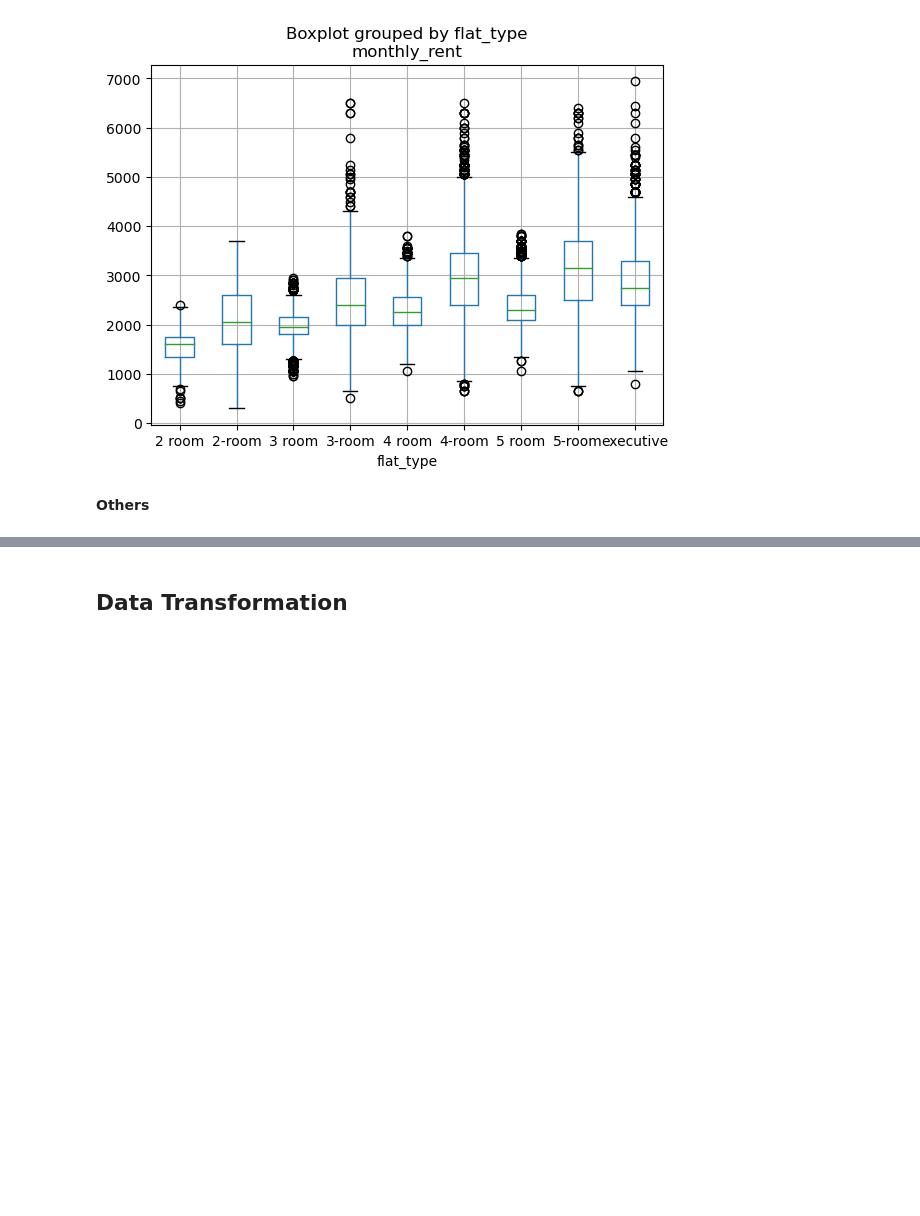
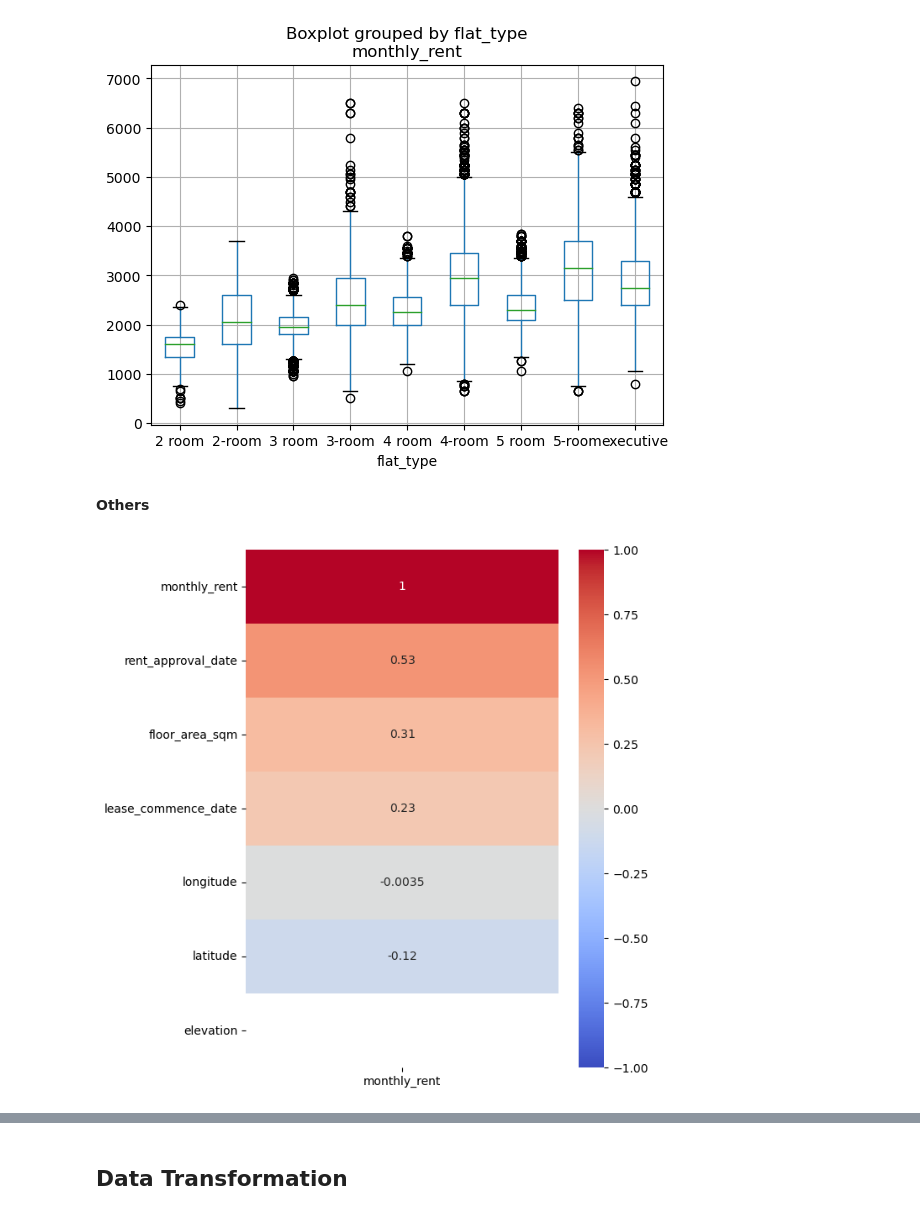
Before and after one commit to SpaceshipIsWorking/CS5228_team32, a Jupyter notebook: EDA, Linear Regressor and KNN Regressor.ipynb, the cells around one changed output, grey strips where cells are left out. Saved outputs shown, nothing was run; the diff lists cells and outputs as text; code cells hidden in the pictures; blank space fills up the shorter version.

Commit message:
Updated two notebooks with more plots

```diff
--- a/EDA, Linear Regressor and KNN Regressor.ipynb
+++ b/EDA, Linear Regressor and KNN Regressor.ipynb
@@ -112,3 +114,13 @@ train.boxplot(by = 'flat_type', column = 'monthly_rent')
 [figure]
 # %% [markdown]
 **Others**
+# %%
+plot_df = train.copy()
+plot_df['rent_approval_date'] = pd.to_datetime(plot_df['rent_approval_date'])
+
+numerical_df = plot_df.select_dtypes(exclude='object')
+plt.figure(figsize=(6,8))
+sns.heatmap(numerical_df.corr()[['monthly_rent']].sort_values('monthly_rent', ascending=False),
+            annot=True, cmap = 'coolwarm', vmin= -1, vmax = 1);
+# %% [output]
+[figure, added]
```
Also changed, not shown: parts of 10 cells of this notebook.
